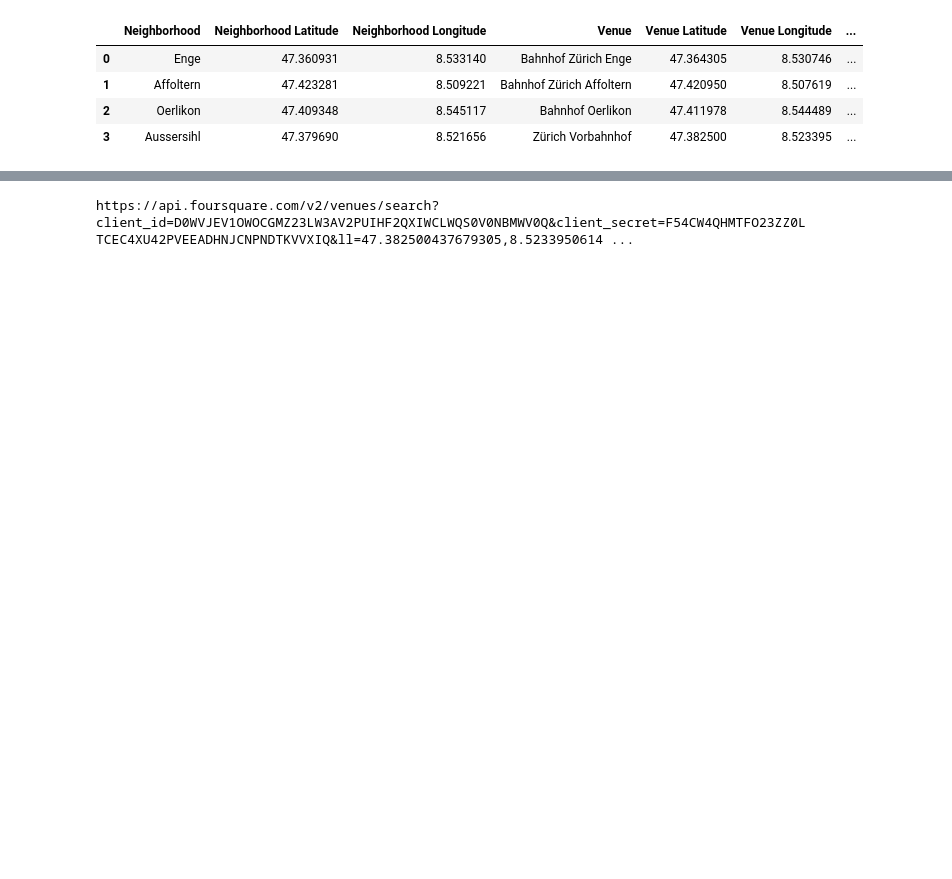
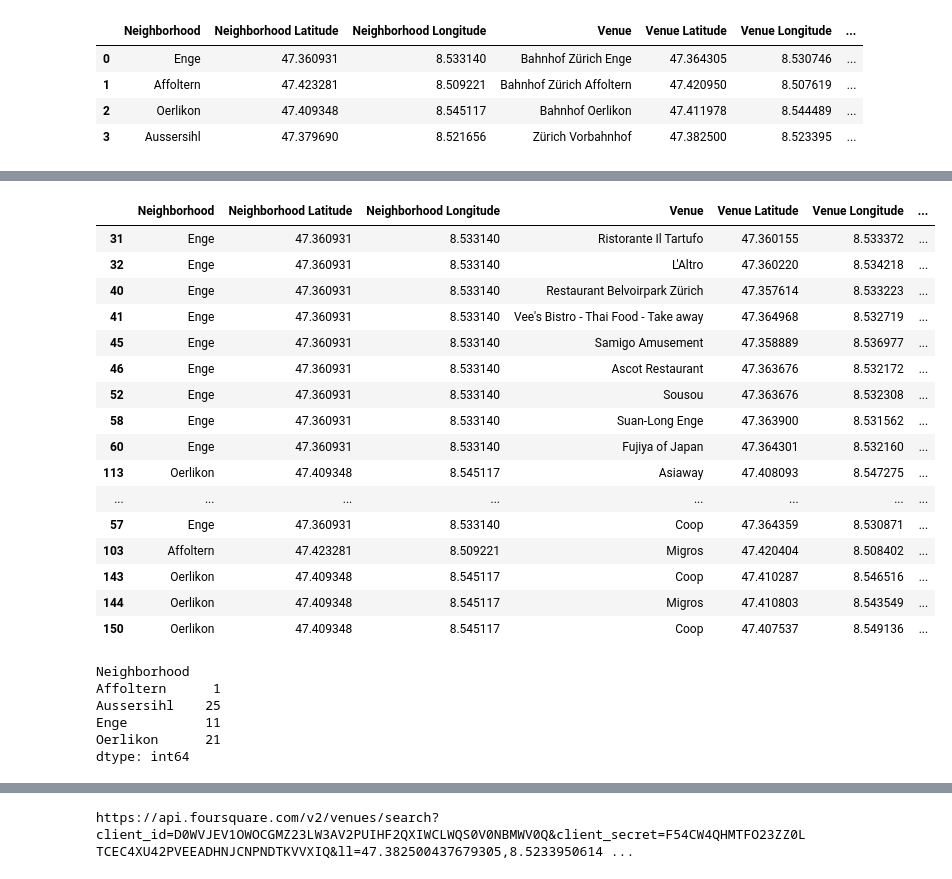
Before and after one commit to xanag/Coursera_Capstone, a Jupyter notebook: Final Capstone Project.ipynb, the cells around one changed output, grey strips where cells are left out. Saved outputs shown, nothing was run; the diff lists cells and outputs as text; code cells hidden in the pictures; blank space fills up the shorter version.

```diff
--- a/Final Capstone Project.ipynb
+++ b/Final Capstone Project.ipynb
@@ -425,0 +473,31 @@ neigh_with_train
+# %%
+rest_sup=rest_sup.append(subset[subset['Venue Category'].str.contains("Supermarket")])
+rest_sup
+# %% [output]
+|  | Neighborhood | Neighborhood Latitude | Neighborhood Longitude | Venue | Venue Latitude | Venue Longitude | ... |
+| 31 | Enge | 47.360931 | 8.533140 | Ristorante Il Tartufo | 47.360155 | 8.533372 | ... |
+| 32 | Enge | 47.360931 | 8.533140 | L'Altro | 47.360220 | 8.534218 | ... |
+| 40 | Enge | 47.360931 | 8.533140 | Restaurant Belvoirpark Zürich | 47.357614 | 8.533223 | ... |
+| 41 | Enge | 47.360931 | 8.533140 | Vee's Bistro - Thai Food - Take away | 47.364968 | 8.532719 | ... |
+| 45 | Enge | 47.360931 | 8.533140 | Samigo Amusement | 47.358889 | 8.536977 | ... |
+| 46 | Enge | 47.360931 | 8.533140 | Ascot Restaurant | 47.363676 | 8.532172 | ... |
+| 52 | Enge | 47.360931 | 8.533140 | Sousou | 47.363676 | 8.532308 | ... |
+| 58 | Enge | 47.360931 | 8.533140 | Suan-Long Enge | 47.363900 | 8.531562 | ... |
+| 60 | Enge | 47.360931 | 8.533140 | Fujiya of Japan | 47.364301 | 8.532160 | ... |
+| 113 | Oerlikon | 47.409348 | 8.545117 | Asiaway | 47.408093 | 8.547275 | ... |
+| ... | ... | ... | ... | ... | ... | ... | ... |
+| 57 | Enge | 47.360931 | 8.533140 | Coop | 47.364359 | 8.530871 | ... |
+| 103 | Affoltern | 47.423281 | 8.509221 | Migros | 47.420404 | 8.508402 | ... |
+| 143 | Oerlikon | 47.409348 | 8.545117 | Coop | 47.410287 | 8.546516 | ... |
+| 144 | Oerlikon | 47.409348 | 8.545117 | Migros | 47.410803 | 8.543549 | ... |
+| 150 | Oerlikon | 47.409348 | 8.545117 | Coop | 47.407537 | 8.549136 | ... |
+# %%
+# How many restaurants are in the selected neighborhoods with train stations
+print(rest_sup.groupby(['Neighborhood']).size())
+# %% [output]
+Neighborhood
+Affoltern      1
+Aussersihl    25
+Enge          11
+Oerlikon      21
+dtype: int64
```
Also changed, not shown: parts of 38 cells of this notebook.
